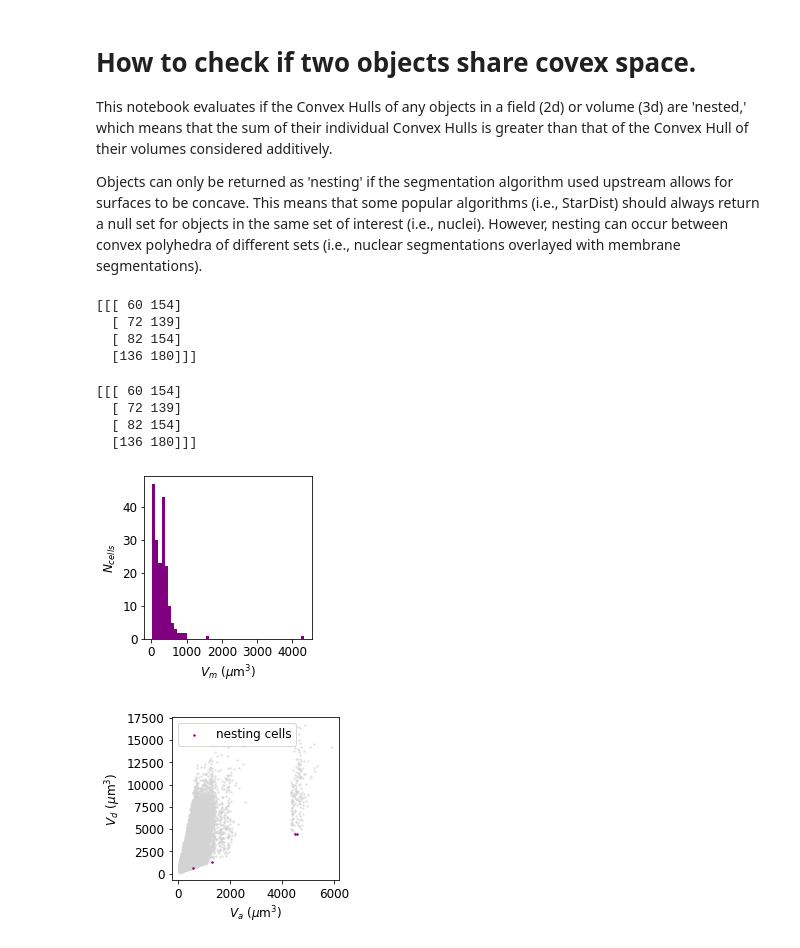
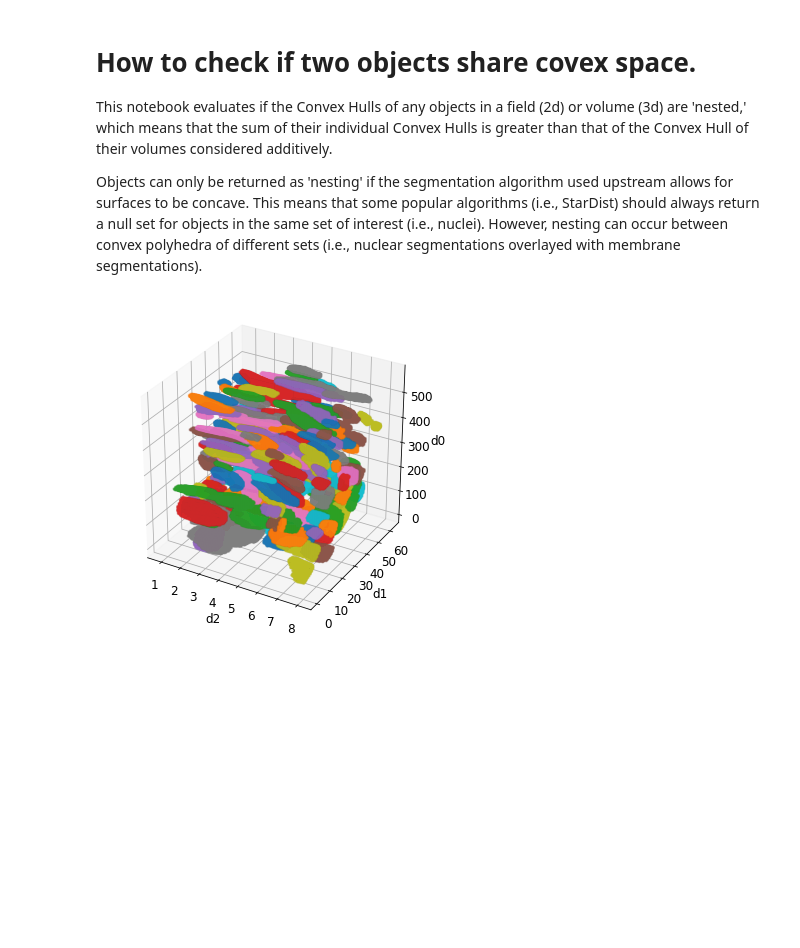
Before and after one commit to allysonryan/cell_nests, a Jupyter notebook: nesting.ipynb, the cells around one changed output. Drawn from its saved outputs; the diff is of its cells as text; code cells hidden in the pictures; blank space fills up the shorter version.

```diff
--- a/nesting.ipynb
+++ b/nesting.ipynb
@@ -155,11 +155,27 @@ def check_nesting_verbose_return(boundary_sets, ids, retreive_vols = True):
 # %%
 # load datasets -- users need to define a file path and a string identifier that all necessary files contain
 
-fpath = r'cell_nests/example_boundary_sets'
+fpath = r'/Users/ryan/Desktop/nesting_notebook_example_files'
 str_id = r'um_bnds.npy'
 
 names, counter = find_file_names(fpath, str_id)
 boundary_sets = load_files(fpath, names, counter)
+# %%
+# visualize input with subsampling of point sets for clarity
+
+fig = plt.figure(figsize=(6,6))
+ax = fig.add_subplot(projection='3d')
+
+for i in boundary_sets:
+    subsample = int(i.shape[0]/100)
+    ax.scatter(i[subsample::,0], i[subsample::,1], i[subsample::,2], s = 2, alpha = 0.1)
+plt.tick_params(axis = 'both', labelsize = 12)
+ax.set_zlabel('d0', fontsize = 12)
+ax.set_ylabel('d1', fontsize = 12)
+ax.set_xlabel('d2', fontsize = 12)
+plt.show()
+# %% [output]
+[figure, added]
 # %%
 # run nesting_check function
 
@@ -171,11 +187,6 @@ nested_objs, dual_idx = check_nesting(boundary_sets, ids)
 nesting_detected = np.where(nested_objs == 1)
 nesting_pairs = dual_idx[nesting_detected,:]
 print(nesting_pairs)
-# %% [output]
-[[[ 60 154]
-  [ 72 139]
-  [ 82 154]
-  [136 180]]]
 # %%
 # run verbose nesting check (returns hull volumes as well)
 
@@ -186,11 +197,6 @@ nested_objs, dual_idx, dual_hull_vol, additive_hull_vol, mono_hull_vol = check_n
 nesting_detected = np.where(nested_objs == 1)
 nesting_pairs = dual_idx[nesting_detected,:]
 print(nesting_pairs)
-# %% [output]
-[[[ 60 154]
-  [ 72 139]
-  [ 82 154]
-  [136 180]]]
 # %%
 # plot histogram of individual object's convex hull volumes
 
@@ -213,6 +219,3 @@ plt.ylabel('$V_{d}$ ($\mu$m$^3$)', fontsize = 12)
 plt.yticks(fontsize = 12)
 plt.legend(fontsize = 12)
 plt.show()
-# %% [output]
-[figure, removed]
-[figure, removed]
```
Also changed, not shown: parts of 1 cell of this notebook.
